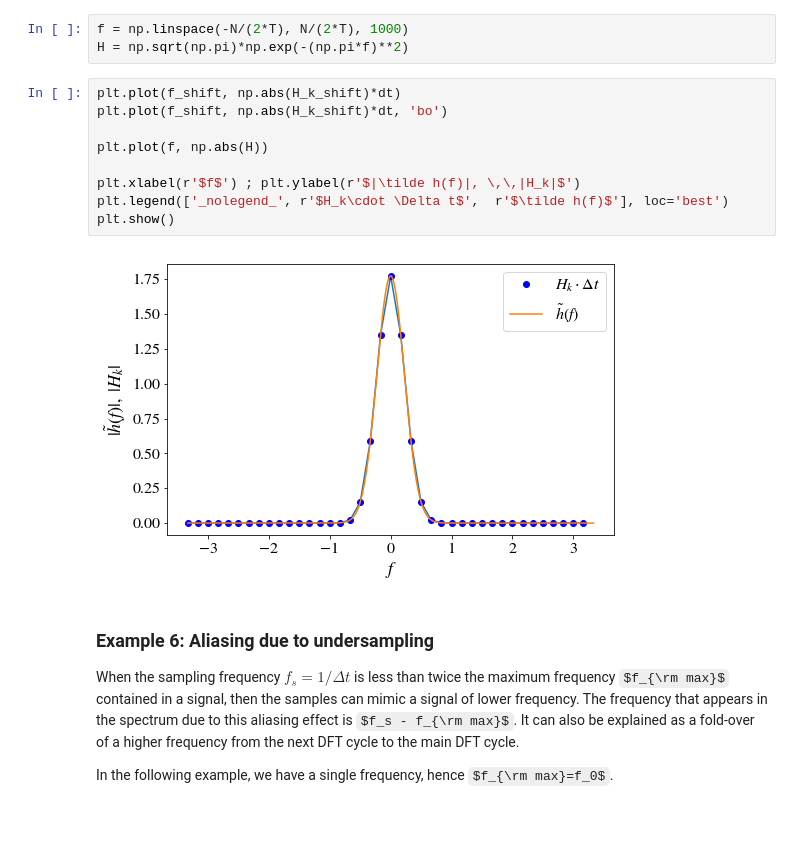
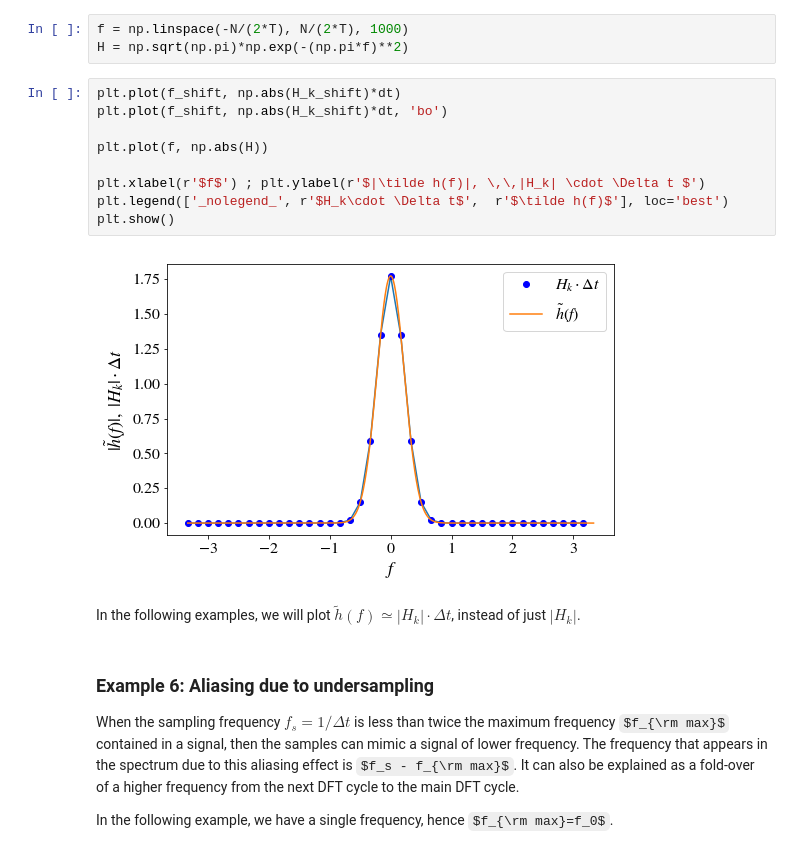
Before and after one commit to niksterg/pyFourier, a Jupyter notebook: DFT.ipynb, the cells around one changed output. Cells and saved outputs as stored; diff of their text form; some formulas as TeX source; blank space fills up the shorter version.

```diff
--- a/DFT.ipynb
+++ b/DFT.ipynb
@@ -370,14 +370,16 @@ H = np.sqrt(np.pi)*np.exp(-(np.pi*f)**2)
 # %%
 plt.plot(f_shift, np.abs(H_k_shift)*dt)
 plt.plot(f_shift, np.abs(H_k_shift)*dt, 'bo')
 
 plt.plot(f, np.abs(H))
 
-plt.xlabel(r'$f$') ; plt.ylabel(r'$|\tilde h(f)|, \,\,|H_k|$')
+plt.xlabel(r'$f$') ; plt.ylabel(r'$|\tilde h(f)|, \,\,|H_k| \cdot \Delta t $')
 plt.legend(['_nolegend_', r'$H_k\cdot \Delta t$',  r'$\tilde h(f)$'], loc='best')
 plt.show()
 # %% [output]
-[figure, old version]
+[figure, new version]
+# %% [markdown]
+In the following examples, we will plot $\tilde h(f)\simeq |H_k| \cdot \Delta t $, instead of just $|H_k|$.
 # %% [markdown]
 ### Example 6: Aliasing due to undersampling
 
```
Also changed, not shown: parts of 17 cells of this notebook.
